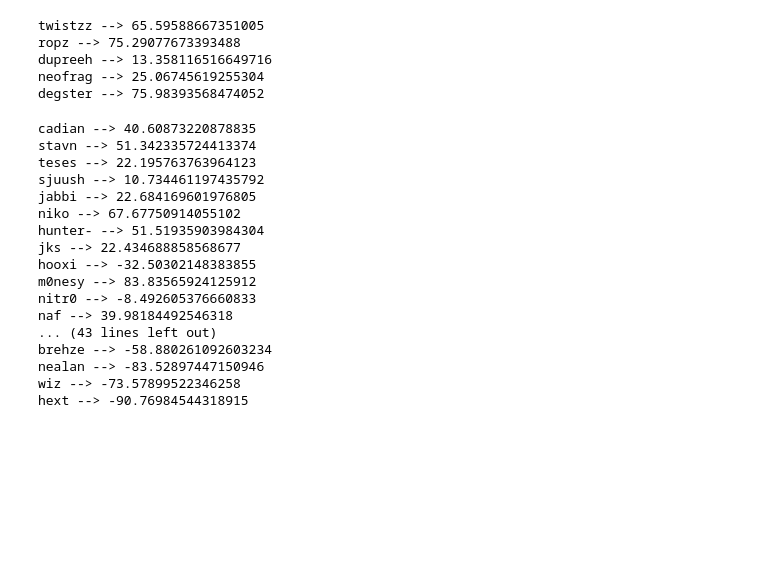
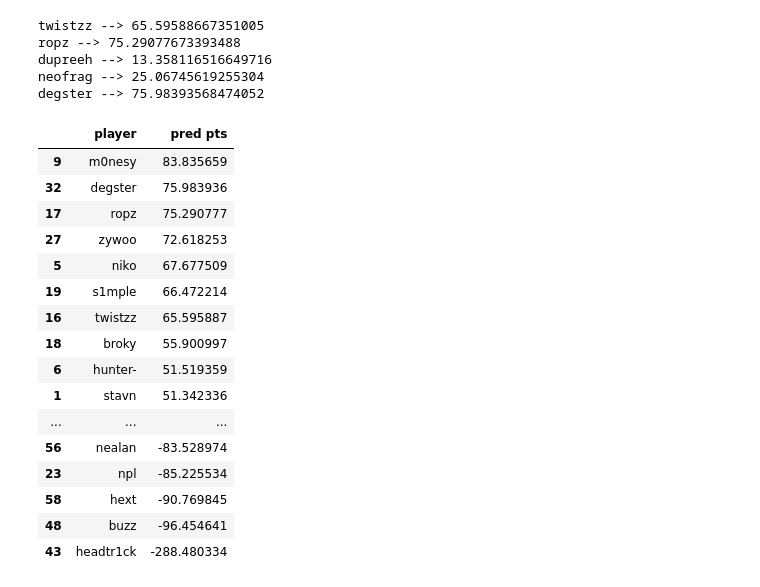
Before and after one commit to dteakh/fantasy-model, a Jupyter notebook: getting data.ipynb, the cells around one changed output. Saved outputs shown, nothing was run; the diff lists cells and outputs as text; code cells hidden in the pictures; blank space fills up the shorter version.

```diff
--- a/getting data.ipynb
+++ b/getting data.ipynb
@@ -165,23 +165,29 @@ dupreeh --> 13.358116516649716
 neofrag --> 25.06745619255304
 degster --> 75.98393568474052
 # %%
+results = []
 for i in range(59):
-    print(f"{players[i].name} --> {predicted_linear[i]}")
+    results.append(np.array([players[i].name, predicted_linear[i]]))
+pred_df = pd.DataFrame(results, columns=['player', 'pred pts'])
-# %% [output]
-cadian --> 40.60873220878835
-stavn --> 51.342335724413374
-teses --> 22.195763763964123
-sjuush --> 10.734461197435792
-jabbi --> 22.684169601976805
-niko --> 67.67750914055102
-hunter- --> 51.51935903984304
-jks --> 22.434688858568677
-hooxi --> -32.50302148383855
-m0nesy --> 83.83565924125912
-nitr0 --> -8.492605376660833
-naf --> 39.98184492546318
-... (43 lines left out)
-brehze --> -58.880261092603234
-nealan --> -83.52897447150946
-wiz --> -73.57899522346258
-hext --> -90.76984544318915
+# %%
+pred_df['pred pts'] = pred_df['pred pts'].astype(float)
+pred_df = pred_df.sort_values(by='pred pts', ascending=False)
+pred_df
+# %% [output]
+|  | player | pred pts |
+| 9 | m0nesy | 83.835659 |
+| 32 | degster | 75.983936 |
+| 17 | ropz | 75.290777 |
+| 27 | zywoo | 72.618253 |
+| 5 | niko | 67.677509 |
+| 19 | s1mple | 66.472214 |
+| 16 | twistzz | 65.595887 |
+| 18 | broky | 55.900997 |
+| 6 | hunter- | 51.519359 |
+| 1 | stavn | 51.342336 |
+| ... | ... | ... |
+| 56 | nealan | -83.528974 |
+| 23 | npl | -85.225534 |
+| 58 | hext | -90.769845 |
+| 48 | buzz | -96.454641 |
+| 43 | headtr1ck | -288.480334 |
```
